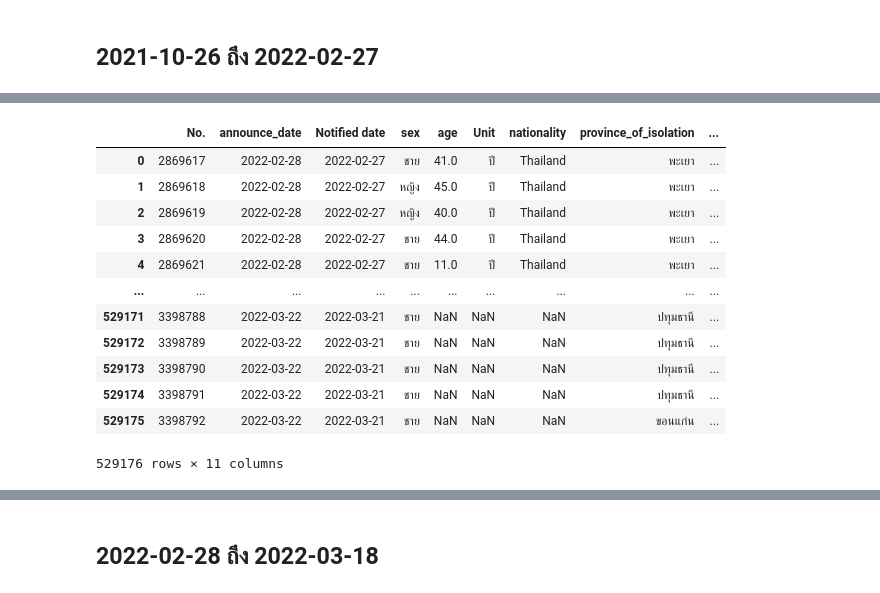
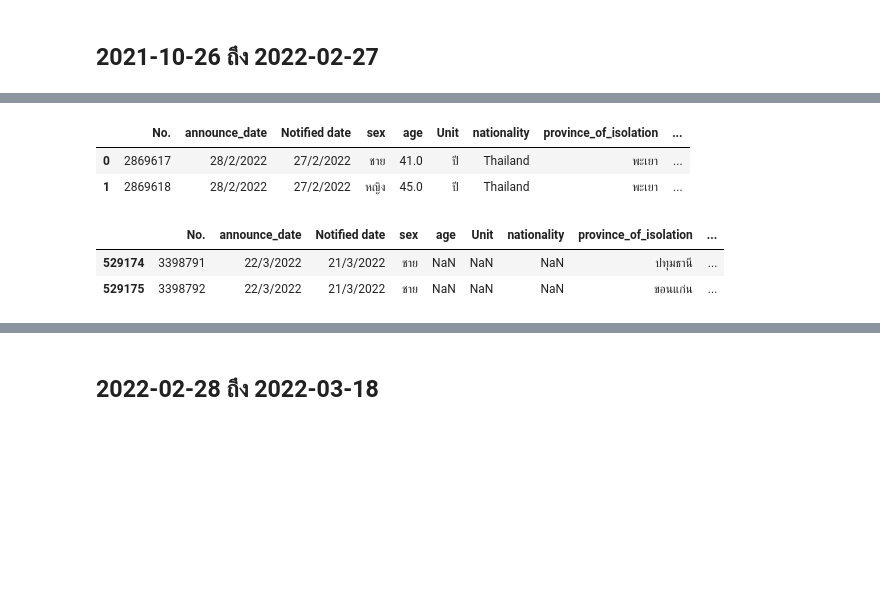
Before and after one commit to Gcpppinpak/data_viz_2022, a Jupyter notebook: Dashboard_project.ipynb, the cells around one changed output, grey strips where cells are left out. Drawn from its saved outputs; the diff is of its cells as text; code cells hidden in the pictures; blank space fills up the shorter version.

```diff
--- a/Dashboard_project.ipynb
+++ b/Dashboard_project.ipynb
@@ -88,4 +69,4 @@ data_covid3  #เรียกดูตารางของผู้ป่วย
 # %%
-data_file_path4 = os.path.join(path,'confirmed-cases-since-280265.xlsx') #แล้วก็ชี้ไปที่ไฟล์
+data_file_path4 = os.path.join(path,'confirmed-cases-since-280265.csv') #แล้วก็ชี้ไปที่ไฟล์
 print(data_file_path4)
 # %% [output]
@@ -93,20 +74,13 @@ print(data_file_path4)
 # %%
-data_covid4 = pd.read_excel(data_file_path4)  #กำหนดตัวแปร data_covid เป็นข้อมูลของผู้ป่วยโควิด
-data_covid4  #เรียกดูตารางของผู้ป่วยโควิด
+data_covid4 = pd.read_csv(data_file_path4)  #กำหนดตัวแปร data_covid เป็นข้อมูลของผู้ป่วยโควิด
+display(data_covid4.head(2),data_covid4.tail(2))  #เรียกดูตารางของผู้ป่วยโควิด
 # %% [output]
 |  | No. | announce_date | Notified date | sex | age | Unit | nationality | province_of_isolation | ... |
-| 0 | 2869617 | 2022-02-28 | 2022-02-27 | ชาย | 41.0 | ปี | Thailand | พะเยา | ... |
-| 1 | 2869618 | 2022-02-28 | 2022-02-27 | หญิง | 45.0 | ปี | Thailand | พะเยา | ... |
-| 2 | 2869619 | 2022-02-28 | 2022-02-27 | หญิง | 40.0 | ปี | Thailand | พะเยา | ... |
-| 3 | 2869620 | 2022-02-28 | 2022-02-27 | ชาย | 44.0 | ปี | Thailand | พะเยา | ... |
-| 4 | 2869621 | 2022-02-28 | 2022-02-27 | ชาย | 11.0 | ปี | Thailand | พะเยา | ... |
-| ... | ... | ... | ... | ... | ... | ... | ... | ... | ... |
-| 529171 | 3398788 | 2022-03-22 | 2022-03-21 | ชาย | NaN | NaN | NaN | ปทุมธานี | ... |
-| 529172 | 3398789 | 2022-03-22 | 2022-03-21 | ชาย | NaN | NaN | NaN | ปทุมธานี | ... |
-| 529173 | 3398790 | 2022-03-22 | 2022-03-21 | ชาย | NaN | NaN | NaN | ปทุมธานี | ... |
-| 529174 | 3398791 | 2022-03-22 | 2022-03-21 | ชาย | NaN | NaN | NaN | ปทุมธานี | ... |
-| 529175 | 3398792 | 2022-03-22 | 2022-03-21 | ชาย | NaN | NaN | NaN | ขอนแก่น | ... |
+| 0 | 2869617 | 28/2/2022 | 27/2/2022 | ชาย | 41.0 | ปี | Thailand | พะเยา | ... |
+| 1 | 2869618 | 28/2/2022 | 27/2/2022 | หญิง | 45.0 | ปี | Thailand | พะเยา | ... |
-529176 rows × 11 columns
+|  | No. | announce_date | Notified date | sex | age | Unit | nationality | province_of_isolation | ... |
+| 529174 | 3398791 | 22/3/2022 | 21/3/2022 | ชาย | NaN | NaN | NaN | ปทุมธานี | ... |
+| 529175 | 3398792 | 22/3/2022 | 21/3/2022 | ชาย | NaN | NaN | NaN | ขอนแก่น | ... |
 # %%
 data_covid4[data_covid4['announce_date']=='2022-03-18'] # เพื่อเรียกดูว่า 2022-03-18 มีถึงแถวที่เท่าไหร่ เพื่อที่จะนำไปตัดเฉพาะ row ที่ต้องการ
 # %% [output]
```
Also changed, not shown: parts of 20 cells of this notebook.
